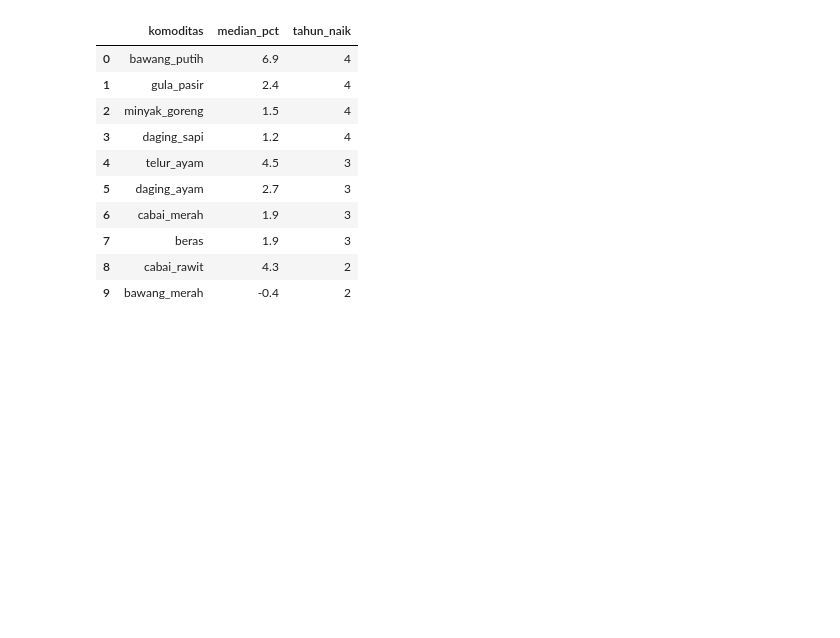
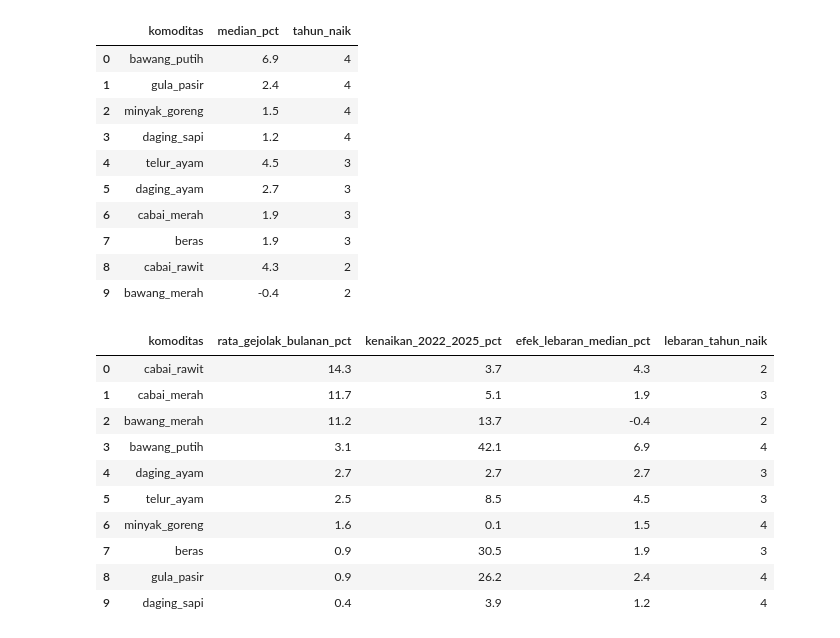
Before and after one commit to Talithashakira/analisis-harga-pangan, a Jupyter notebook: notebooks/analisis_harga_pangan.ipynb, the cells around one changed output. Cells and saved outputs as stored; diff of their text form; code cells hidden in the pictures; blank space fills up the shorter version.

Commit message:
add matriks resiko

```diff
--- a/notebooks/analisis_harga_pangan.ipynb
+++ b/notebooks/analisis_harga_pangan.ipynb
@@ -488,3 +488,21 @@ pd.read_sql("SELECT * FROM v_efek_lebaran ORDER BY tahun_naik DESC, median_pct D
 | 7 | beras | 1.9 | 3 |
 | 8 | cabai_rawit | 4.3 | 2 |
 | 9 | bawang_merah | -0.4 | 2 |
+# %%
+for eng in (engine, neon):
+    with eng.begin() as conn:
+        conn.exec_driver_sql((ROOT / "sql" / "views.sql").read_text())
+
+pd.read_sql("SELECT * FROM v_matriks_risiko ORDER BY rata_gejolak_bulanan_pct DESC", neon)
+# %% [output]
+|  | komoditas | rata_gejolak_bulanan_pct | kenaikan_2022_2025_pct | efek_lebaran_median_pct | lebaran_tahun_naik |
+| 0 | cabai_rawit | 14.3 | 3.7 | 4.3 | 2 |
+| 1 | cabai_merah | 11.7 | 5.1 | 1.9 | 3 |
+| 2 | bawang_merah | 11.2 | 13.7 | -0.4 | 2 |
+| 3 | bawang_putih | 3.1 | 42.1 | 6.9 | 4 |
+| 4 | daging_ayam | 2.7 | 2.7 | 2.7 | 3 |
+| 5 | telur_ayam | 2.5 | 8.5 | 4.5 | 3 |
+| 6 | minyak_goreng | 1.6 | 0.1 | 1.5 | 4 |
+| 7 | beras | 0.9 | 30.5 | 1.9 | 3 |
+| 8 | gula_pasir | 0.9 | 26.2 | 2.4 | 4 |
+| 9 | daging_sapi | 0.4 | 3.9 | 1.2 | 4 |
```
Also changed, not shown: 1 other file.
